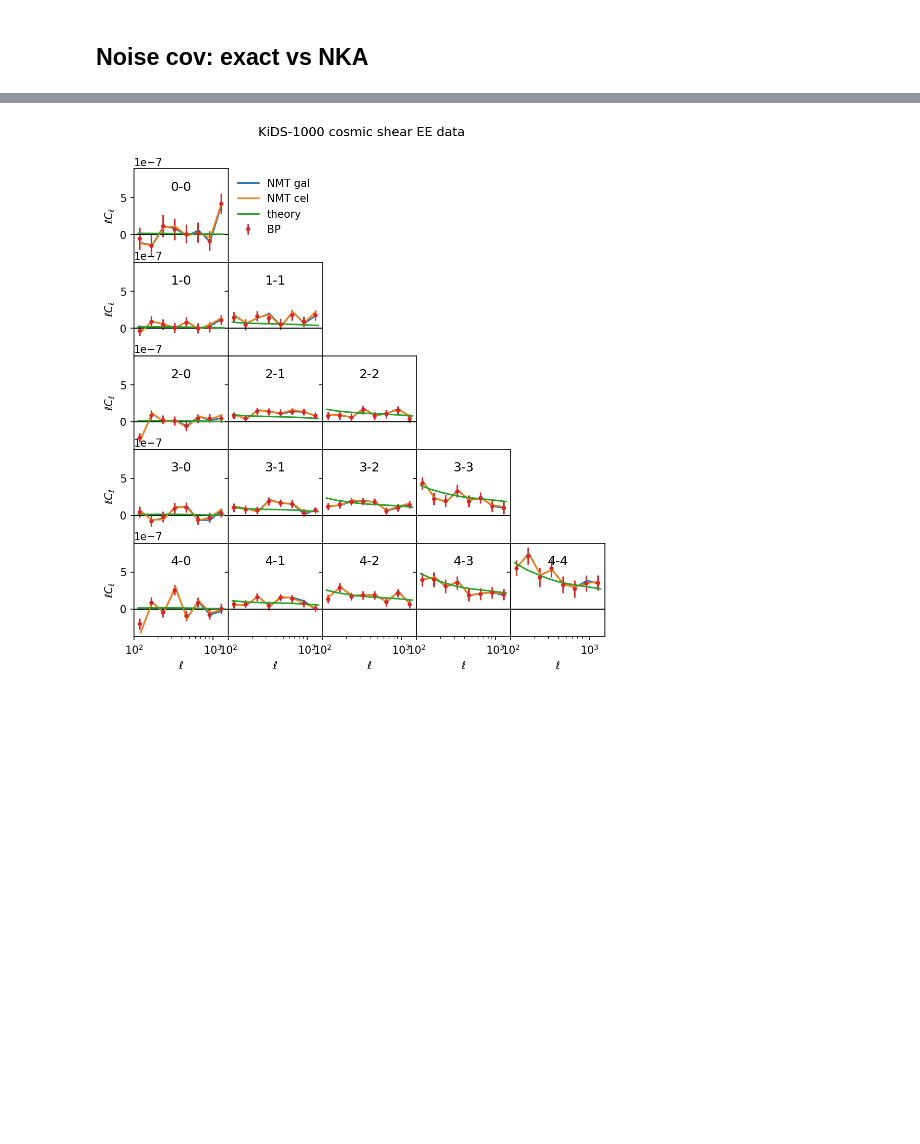
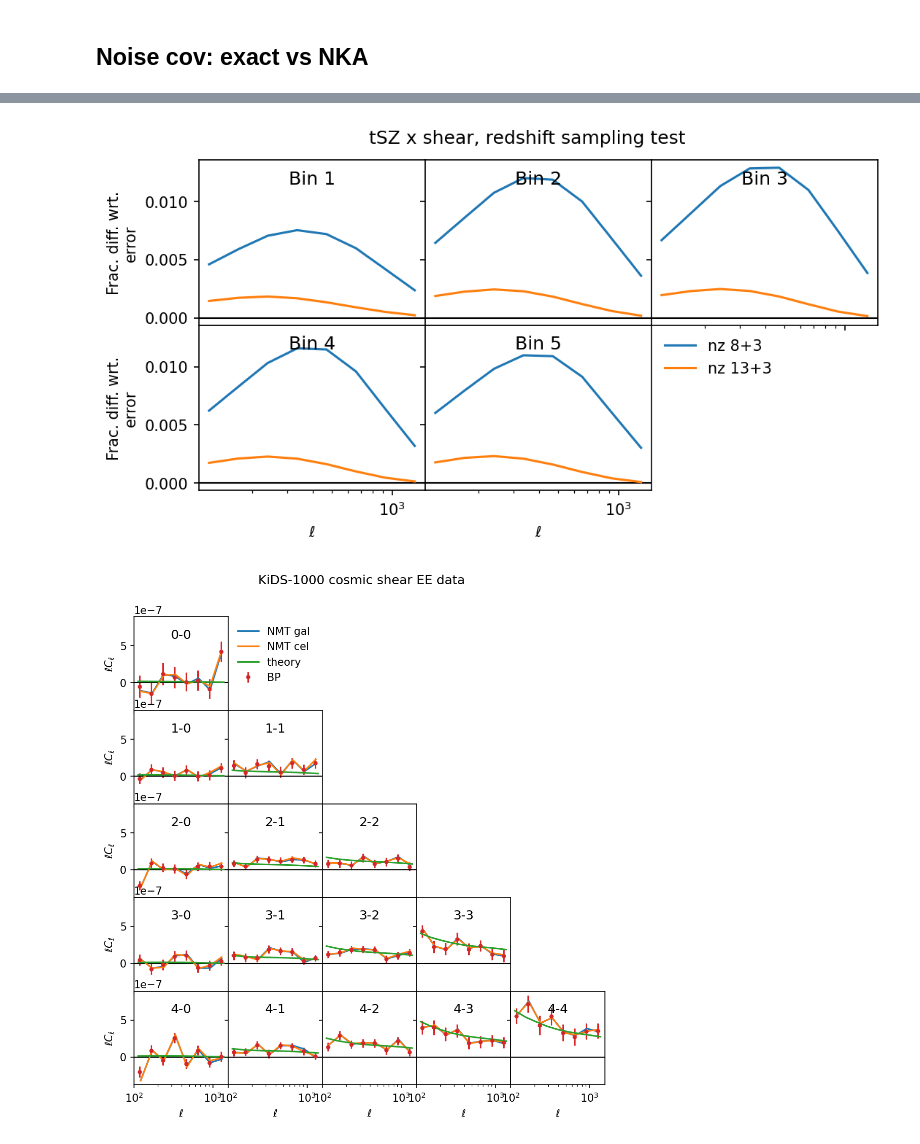
Before and after one commit to tilmantroester/KiDS-1000xtSZ, a Jupyter notebook: notebooks/analyse_chains.ipynb, the cells around one changed output, grey strips where cells are left out. Saved outputs shown, nothing was run; the diff lists cells and outputs as text; code cells hidden in the pictures; blank space fills up the shorter version.

```diff
--- a/notebooks/analyse_chains.ipynb
+++ b/notebooks/analyse_chains.ipynb
@@ -827,3 +893,33 @@ array([[1., 1., 1., 1., 1., 1., 1., 1., 1., 1.],
+# %%
+plot_xcorr(Cls=[
+               {"name"        : "nz 8+3",
+                "X"           : ell['TE'],
+                "Y"           : Cl_nz8p3["TE"],
+                "ratio_wrt"   : "nz 96+32",
+                "ratio_wrt_error" : True,
+                "plot_kwargs" : {"c": "C0",}},
+                {"name"        : "nz 13+3",
+                "X"           : ell['TE'],
+                "Y"           : Cl_nz13p3["TE"],
+                "ratio_wrt"   : "nz 96+32",
+                "ratio_wrt_error" : True,
+                "plot_kwargs" : {"c": "C1",}},
+                {"name"        : "nz 96+32",
+                "X"           : ell["TE"],
+                "Y"           : Cl_nz96p128["TE"],
+                "Y_error"     : Cl_err["TE"],
+                "hidden"      : True,
+                "plot_kwargs" : {"c": "C2", "ls": "--"}},
+                ],
+                y_label="Frac. diff. wrt.\nerror",
+                title="tSZ x shear, redshift sampling test",
+                filename="plots/tSZ_x_shear_nz_test.png",
+                probe="TE",
+                x_range=(100, 1500),
+                # y_range=(-1e-4, 5e-3),
+                sharey=True)
+# %% [output]
+[figure, added]
 # %%
 n_z_bin = 5
 
```
Also changed, not shown: parts of 7 cells of this notebook, 8 other files.
